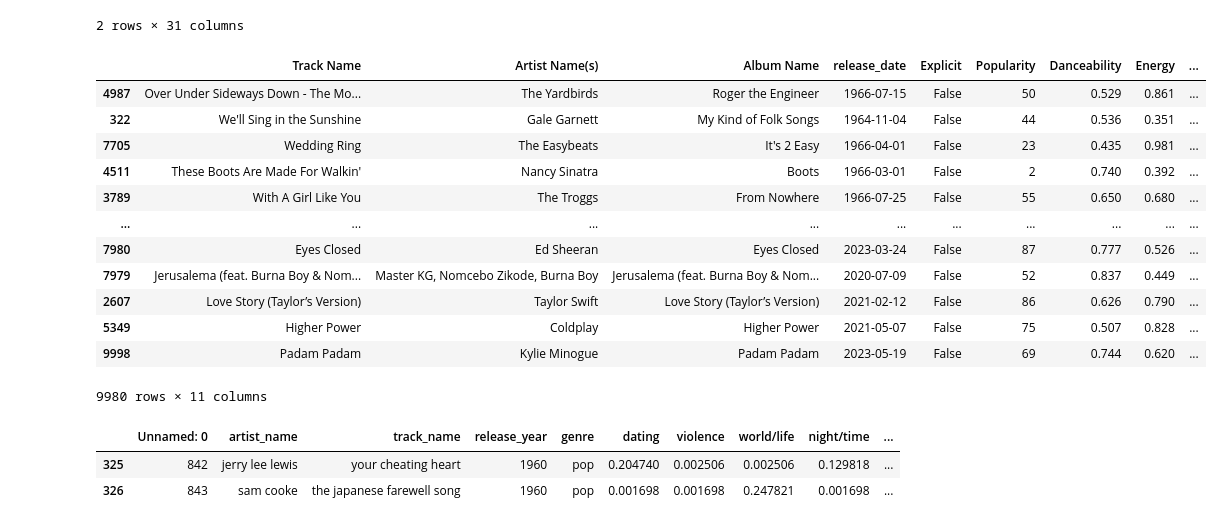
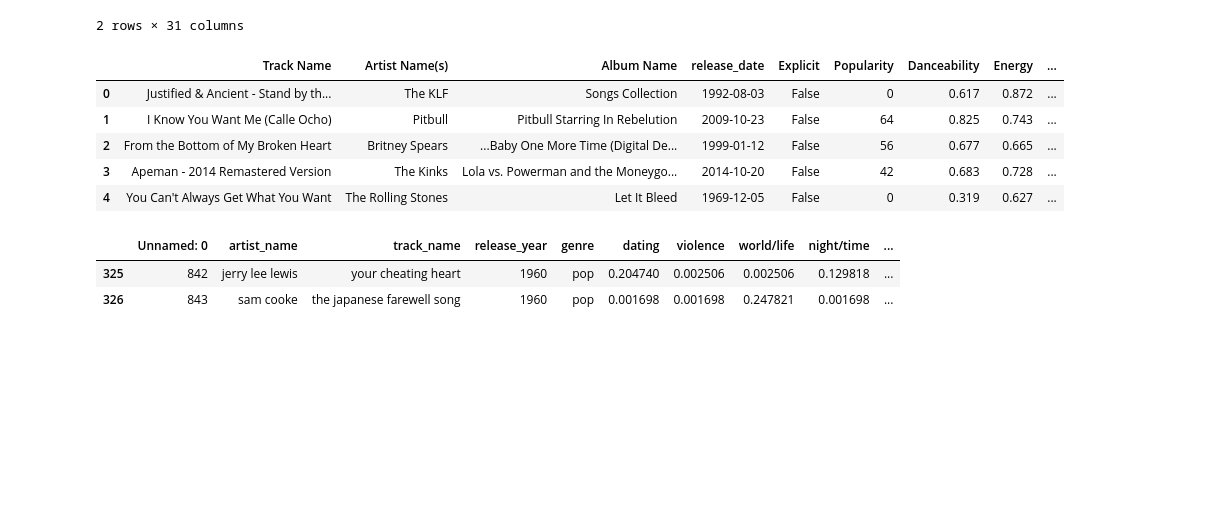
Before and after one commit to nbanks062523/BootCampCodeReview5, a Jupyter notebook: main.ipynb, the cells around one changed output. Saved outputs shown, nothing was run; the diff lists cells and outputs as text; code cells hidden in the pictures; blank space fills up the shorter version.

```diff
--- a/main.ipynb
+++ b/main.ipynb
@@ -82,49 +82,46 @@ import numpy as np
 #albums.loc[albums.release_date.isna()]
 
 #drop blank rows
 #albums.dropna(subset=['release_date'],inplace=True)
 
 #create a function to add a 'Decade' column to the albums dataframe
 #def decade_column(df,year_column='album_year'):
     #Create a lambda function to create the Decade column
     # '//' is a 'floor division' operator and is used to return the largest integer that is less than or equal
     #to the result of the division
     #df['decade']=df[year_column].apply(lambda album_year: (album_year // 10)* 10)
 
 #decade_column(albums)
 
 ###### Delete rows where Decade is < 1960
 
 #Find albums where decade is less than 1960
-condition=albums['decade'] < 1960
+#condition=albums['decade'] < 1960
 
 #Return albums where decade is greater than or equal to 1960 and rename dataframe to 'updated_albums'
-updated_albums=albums[~condition]
+#updated_albums=albums[~condition]
 
 #print(updated_albums)
 
 #sort in descending order by decade
-updated_albums.sort_values(['decade'],ascending=True)
+#updated_albums.sort_values(['decade'],ascending=True)
+
+#Get the max & min popularity value
+#updated_albums['Popularity'].agg([max,min])
+
 
 #show datatypes in 'albums'
 #print(updated_albums.dtypes)
 
 #Show specific rows
-#updated_albums.head(2)
+updated_albums.head()
 # %% [output]
 |  | Track Name | Artist Name(s) | Album Name | release_date | Explicit | Popularity | Danceability | Energy | ... |
-| 4987 | Over Under Sideways Down - The Mo... | The Yardbirds | Roger the Engineer | 1966-07-15 | False | 50 | 0.529 | 0.861 | ... |
-| 322 | We'll Sing in the Sunshine | Gale Garnett | My Kind of Folk Songs | 1964-11-04 | False | 44 | 0.536 | 0.351 | ... |
-| 7705 | Wedding Ring | The Easybeats | It's 2 Easy | 1966-04-01 | False | 23 | 0.435 | 0.981 | ... |
-| 4511 | These Boots Are Made For Walkin' | Nancy Sinatra | Boots | 1966-03-01 | False | 2 | 0.740 | 0.392 | ... |
-| 3789 | With A Girl Like You | The Troggs | From Nowhere | 1966-07-25 | False | 55 | 0.650 | 0.680 | ... |
-| ... | ... | ... | ... | ... | ... | ... | ... | ... | ... |
-| 7980 | Eyes Closed | Ed Sheeran | Eyes Closed | 2023-03-24 | False | 87 | 0.777 | 0.526 | ... |
-| 7979 | Jerusalema (feat. Burna Boy & Nom... | Master KG, Nomcebo Zikode, Burna Boy | Jerusalema (feat. Burna Boy & Nom... | 2020-07-09 | False | 52 | 0.837 | 0.449 | ... |
-| 2607 | Love Story (Taylor’s Version) | Taylor Swift | Love Story (Taylor’s Version) | 2021-02-12 | False | 86 | 0.626 | 0.790 | ... |
-| 5349 | Higher Power | Coldplay | Higher Power | 2021-05-07 | False | 75 | 0.507 | 0.828 | ... |
-| 9998 | Padam Padam | Kylie Minogue | Padam Padam | 2023-05-19 | False | 69 | 0.744 | 0.620 | ... |
+| 0 | Justified & Ancient - Stand by th... | The KLF | Songs Collection | 1992-08-03 | False | 0 | 0.617 | 0.872 | ... |
+| 1 | I Know You Want Me (Calle Ocho) | Pitbull | Pitbull Starring In Rebelution | 2009-10-23 | False | 64 | 0.825 | 0.743 | ... |
+| 2 | From the Bottom of My Broken Heart | Britney Spears | ...Baby One More Time (Digital De... | 1999-01-12 | False | 56 | 0.677 | 0.665 | ... |
+| 3 | Apeman - 2014 Remastered Version | The Kinks | Lola vs. Powerman and the Moneygo... | 2014-10-20 | False | 42 | 0.683 | 0.728 | ... |
+| 4 | You Can't Always Get What You Want | The Rolling Stones | Let It Bleed | 1969-12-05 | False | 0 | 0.319 | 0.627 | ... |
-9980 rows × 11 columns
 # %%
 #*********************************** 'Music Emotions' Transformation *************************
 
```
Also changed, not shown: parts of 4 cells of this notebook.
